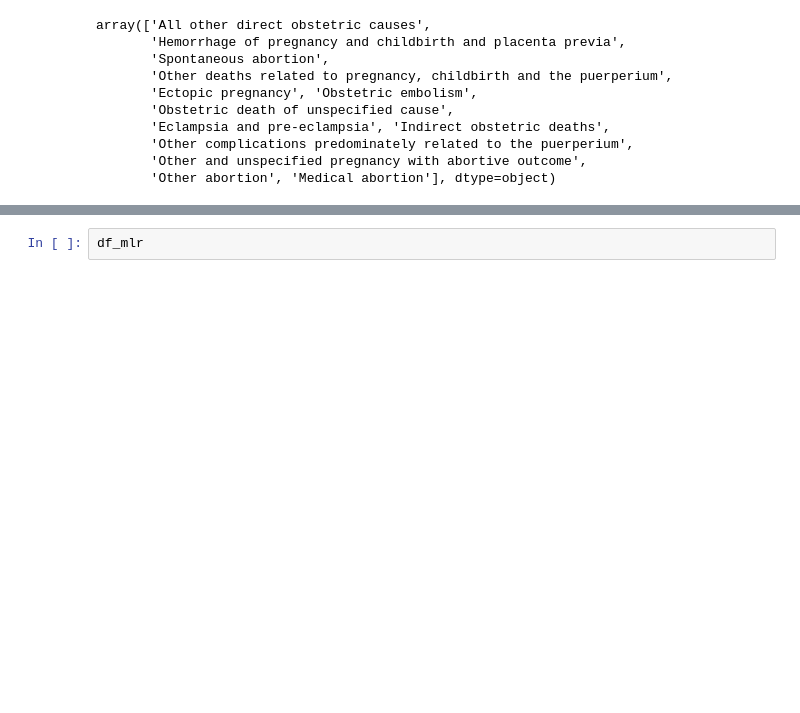
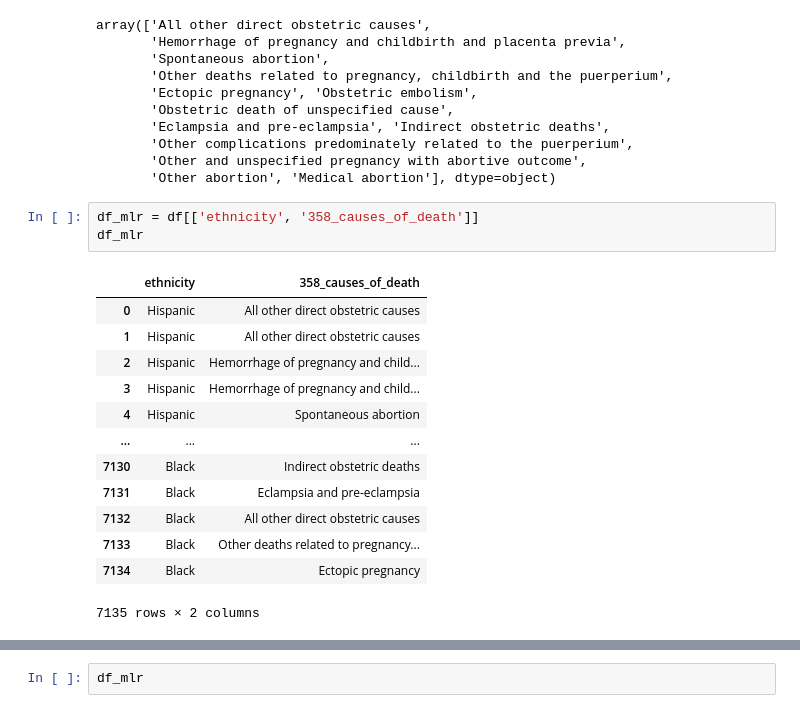
Before and after one commit to andrezafeu/maternal_mortality, a Jupyter notebook: Logistic Regression.ipynb, the cells around one changed output, grey strips where cells are left out. Drawn from its saved outputs; the diff is of its cells as text; blank space fills up the shorter version.

```diff
--- a/Logistic Regression.ipynb
+++ b/Logistic Regression.ipynb
@@ -310,4 +310,21 @@ array(['All other direct obstetric causes',
        'Other complications predominately related to the puerperium',
        'Other and unspecified pregnancy with abortive outcome',
        'Other abortion', 'Medical abortion'], dtype=object)
+# %%
+df_mlr = df[['ethnicity', '358_causes_of_death']]
+df_mlr
+# %% [output]
+|  | ethnicity | 358_causes_of_death |
+| 0 | Hispanic | All other direct obstetric causes |
+| 1 | Hispanic | All other direct obstetric causes |
+| 2 | Hispanic | Hemorrhage of pregnancy and child... |
+| 3 | Hispanic | Hemorrhage of pregnancy and child... |
+| 4 | Hispanic | Spontaneous abortion |
+| ... | ... | ... |
+| 7130 | Black | Indirect obstetric deaths |
+| 7131 | Black | Eclampsia and pre-eclampsia |
+| 7132 | Black | All other direct obstetric causes |
+| 7133 | Black | Other deaths related to pregnancy... |
+| 7134 | Black | Ectopic pregnancy |
+7135 rows × 2 columns
 # %%
```
Also changed, not shown: parts of 18 cells of this notebook.
